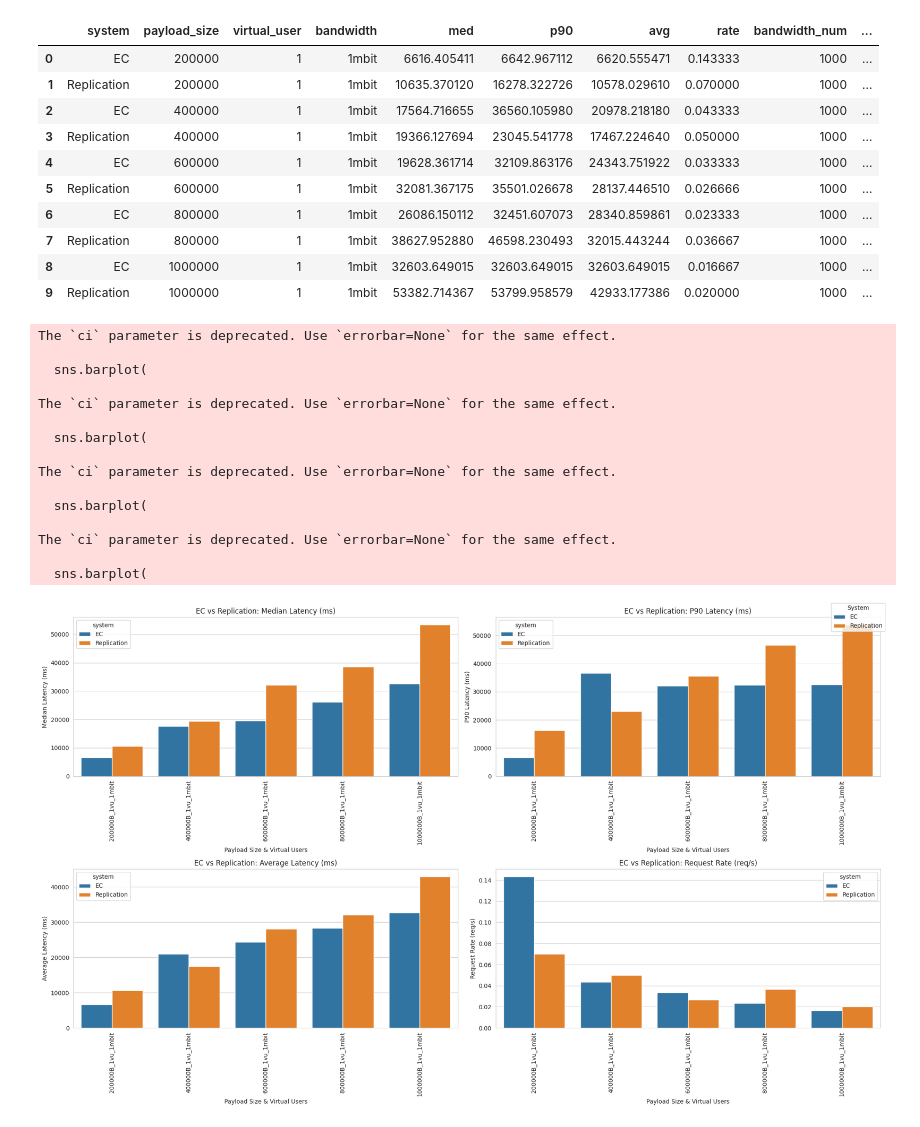
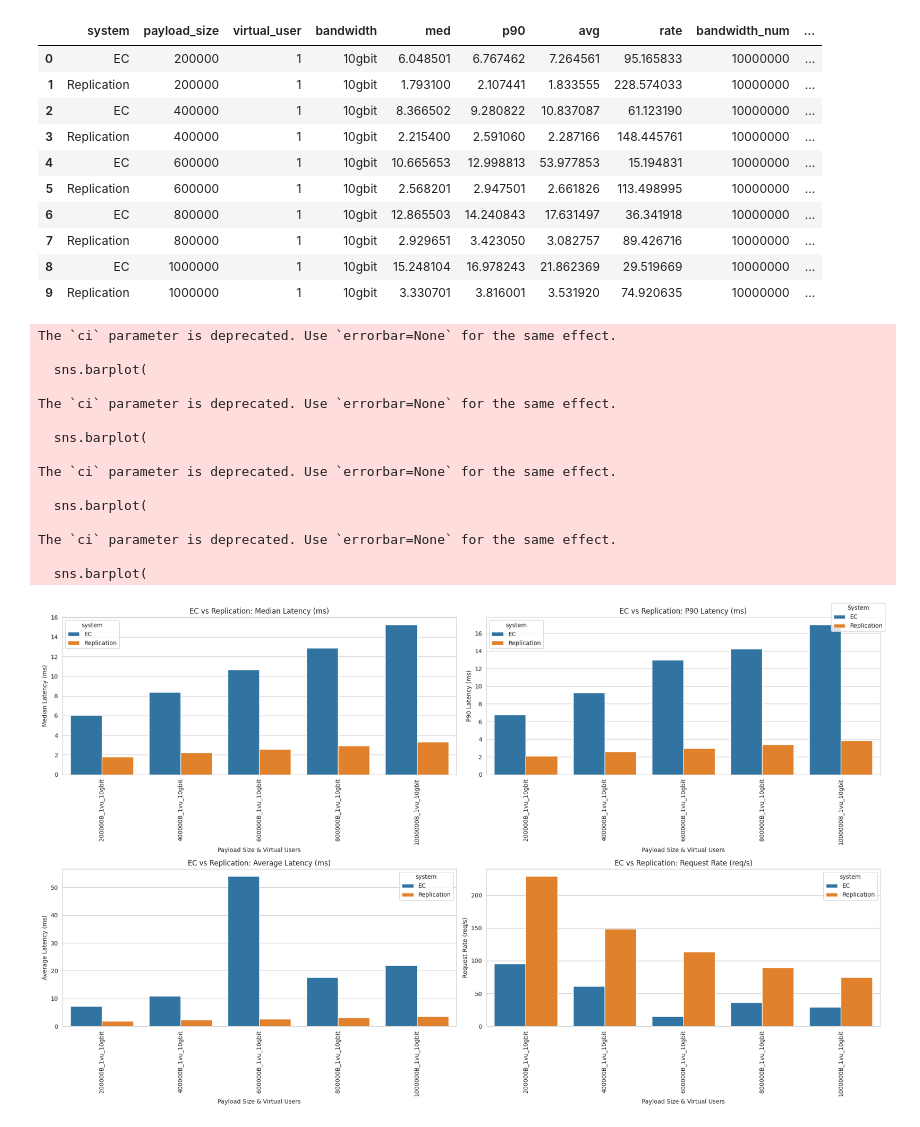
Before and after one commit to MuhamadAjiW/DistKV-Erasure-Coding, a Jupyter notebook: benchmark/benchmark_k6_read.ipynb, the cells around one changed output. Drawn from its saved outputs; the diff is of its cells as text; code cells hidden in the pictures.

```diff
--- a/benchmark/benchmark_k6_read.ipynb
+++ b/benchmark/benchmark_k6_read.ipynb
@@ -14,7 +7,7 @@ import matplotlib.pyplot as plt
 import seaborn as sns
 
 # Suffix for selecting benchmark results
-suffix = "/read_slownet/"
+suffix = "/read_avgnet/"
 
 # Path to your benchmark results directory
 results_dir = './results_store/_final/'
@@ -23,6 +16,7 @@ replication_pattern = results_dir + f'replication{suffix}/_read_*_*.json'
 
 # Helper to extract data from files
 
+# Helper to extract data from files
 def extract_data(files, system_type):
     data = []
     for file in files:
@@ -41,18 +35,19 @@ def extract_data(files, system_type):
         bandwidth = match.group(3) if match.group(3) else 'unlimited'
         with open(file) as f:
             j = json.load(f)
-            try:
-                med = j['summary']['success_performance'].get('med', 0)
-                p90 = j['summary']['success_performance'].get('p(90)', 0)
-                avg = j['summary']['success_performance'].get('avg', 0)
-            except (KeyError, TypeError):
-                med = 0
-                p90 = 0
-                avg = 0
-            try:
-                rate = j['summary']['reqs'].get('rate', 0)
-            except (KeyError, TypeError):
-                rate = 0
+            # try summary.success_performance, else fallback to details.http_req_duration
+            sp = j.get('summary', {}).get('success_performance')
+            if sp:
+                med = sp.get('med', 0)
+                p90 = sp.get('p(90)', 0)
+                avg = sp.get('avg', 0)
+            else:
+                dur = j.get('details', {}).get('http_req_duration', {}).get('values', {})
+                med = dur.get('med', 0)
+                p90 = dur.get('p(90)', 0)
+                avg = dur.get('avg', 0)
+            # extract request rate
+            rate = j.get('summary', {}).get('reqs', {}).get('rate', 0)
             data.append({
                 'system': system_type,
                 'payload_size': payload_size,
@@ -68,43 +63,43 @@ def extract_data(files, system_type):
 def bandwidth_to_num(bw):
     if bw == 'unlimited':
         return float('inf')
     m = re.match(r'(\d+)(kbit|mbit|gbit)', bw)
     if not m:
         return float('inf')
     val, unit = int(m.group(1)), m.group(2)
     if unit == 'kbit':
         return val
     elif unit == 'mbit':
         return val * 1000
     elif unit == 'gbit':
         return val * 1000 * 1000
     return float('inf')
 
 # Collect EC and Replication data
 files_ec = glob.glob(ec_pattern)
 files_replication = glob.glob(replication_pattern)
 data = extract_data(files_ec, 'EC') + extract_data(files_replication, 'Replication')
 df = pd.DataFrame(data)
 if not df.empty:
     # Add bandwidth_num for correct sorting
     df['bandwidth_num'] = df['bandwidth'].apply(bandwidth_to_num)
     # Sort by payload_size, virtual_user, bandwidth_num, then system for grouped comparison
     df = df.sort_values(['payload_size', 'virtual_user', 'bandwidth_num', 'system'])
     df['combo'] = df.apply(lambda row: f"{row['payload_size']}B_{row['virtual_user']}vu_{row['bandwidth']}", axis=1)
     df.reset_index(drop=True, inplace=True)
 df
 # %% [output]
 |  | system | payload_size | virtual_user | bandwidth | med | p90 | avg | rate | bandwidth_num | ... |
-| 0 | EC | 200000 | 1 | 1mbit | 6616.405411 | 6642.967112 | 6620.555471 | 0.143333 | 1000 | ... |
-| 1 | Replication | 200000 | 1 | 1mbit | 10635.370120 | 16278.322726 | 10578.029610 | 0.070000 | 1000 | ... |
-| 2 | EC | 400000 | 1 | 1mbit | 17564.716655 | 36560.105980 | 20978.218180 | 0.043333 | 1000 | ... |
-| 3 | Replication | 400000 | 1 | 1mbit | 19366.127694 | 23045.541778 | 17467.224640 | 0.050000 | 1000 | ... |
-| 4 | EC | 600000 | 1 | 1mbit | 19628.361714 | 32109.863176 | 24343.751922 | 0.033333 | 1000 | ... |
-| 5 | Replication | 600000 | 1 | 1mbit | 32081.367175 | 35501.026678 | 28137.446510 | 0.026666 | 1000 | ... |
-| 6 | EC | 800000 | 1 | 1mbit | 26086.150112 | 32451.607073 | 28340.859861 | 0.023333 | 1000 | ... |
-| 7 | Replication | 800000 | 1 | 1mbit | 38627.952880 | 46598.230493 | 32015.443244 | 0.036667 | 1000 | ... |
-| 8 | EC | 1000000 | 1 | 1mbit | 32603.649015 | 32603.649015 | 32603.649015 | 0.016667 | 1000 | ... |
-| 9 | Replication | 1000000 | 1 | 1mbit | 53382.714367 | 53799.958579 | 42933.177386 | 0.020000 | 1000 | ... |
+| 0 | EC | 200000 | 1 | 10gbit | 6.048501 | 6.767462 | 7.264561 | 95.165833 | 10000000 | ... |
+| 1 | Replication | 200000 | 1 | 10gbit | 1.793100 | 2.107441 | 1.833555 | 228.574033 | 10000000 | ... |
+| 2 | EC | 400000 | 1 | 10gbit | 8.366502 | 9.280822 | 10.837087 | 61.123190 | 10000000 | ... |
+| 3 | Replication | 400000 | 1 | 10gbit | 2.215400 | 2.591060 | 2.287166 | 148.445761 | 10000000 | ... |
+| 4 | EC | 600000 | 1 | 10gbit | 10.665653 | 12.998813 | 53.977853 | 15.194831 | 10000000 | ... |
+| 5 | Replication | 600000 | 1 | 10gbit | 2.568201 | 2.947501 | 2.661826 | 113.498995 | 10000000 | ... |
+| 6 | EC | 800000 | 1 | 10gbit | 12.865503 | 14.240843 | 17.631497 | 36.341918 | 10000000 | ... |
+| 7 | Replication | 800000 | 1 | 10gbit | 2.929651 | 3.423050 | 3.082757 | 89.426716 | 10000000 | ... |
+| 8 | EC | 1000000 | 1 | 10gbit | 15.248104 | 16.978243 | 21.862369 | 29.519669 | 10000000 | ... |
+| 9 | Replication | 1000000 | 1 | 10gbit | 3.330701 | 3.816001 | 3.531920 | 74.920635 | 10000000 | ... |
 # %%
 # Plotting: Compare EC vs Replication for each metric, grouped by (payload_size, virtual_user)
 sns.set_style("whitegrid")
@@ -156,7 +151,7 @@ The `ci` parameter is deprecated. Use `errorbar=None` for the same effect.
 The `ci` parameter is deprecated. Use `errorbar=None` for the same effect.
 
   sns.barplot(
-[figure, old version]
+[figure, new version]
 # %%
 # Create grouped visualizations for bandwidth, payload size, and virtual users
 
```
Also changed, not shown: parts of 6 cells of this notebook, 2 other files.
